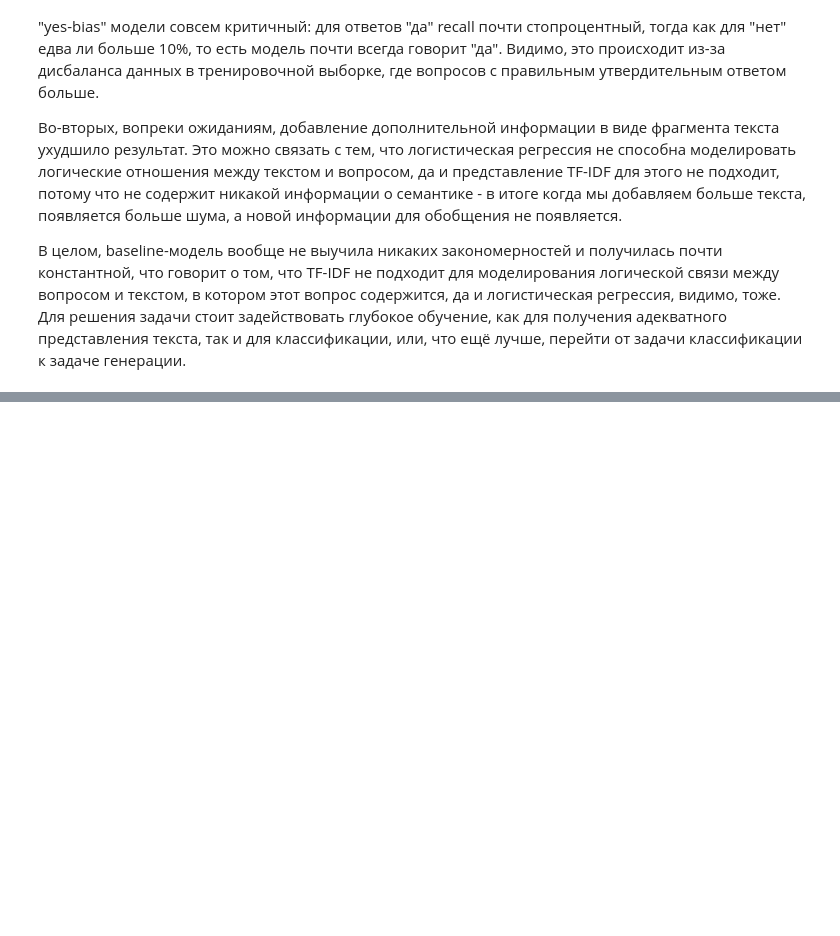
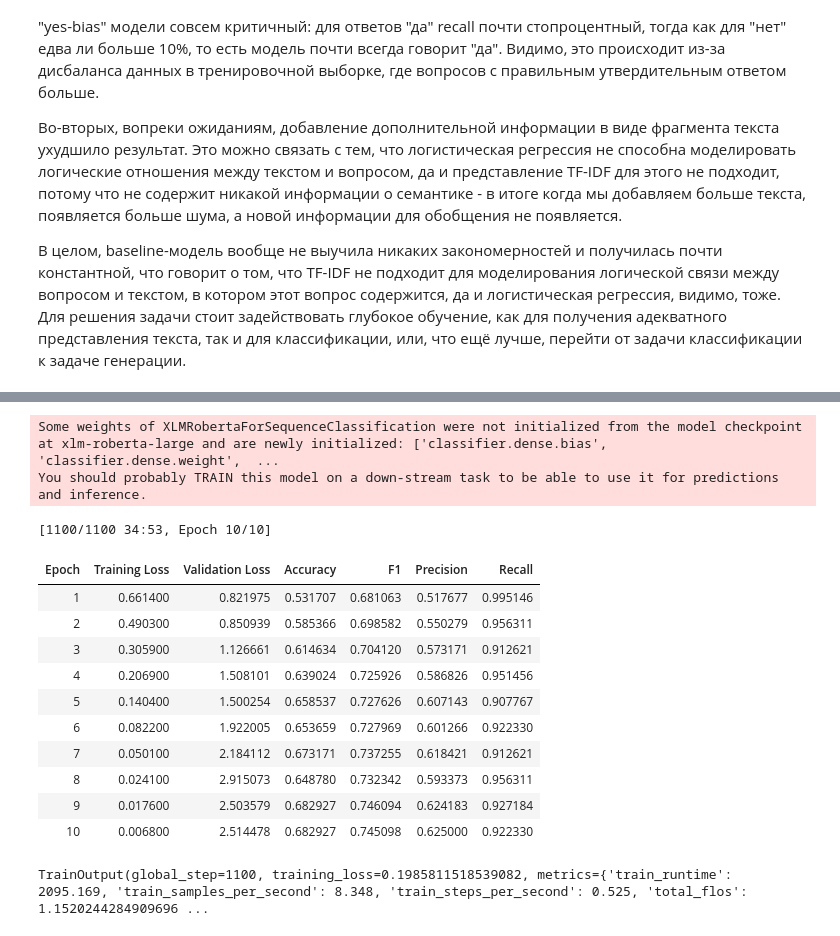
Before and after one commit to Futyn-Maker/nlp_4th_year_DaNetQA_project, a Jupyter notebook: project_DaNetQA.ipynb, the cells around one changed output, grey strips where cells are left out. Saved outputs shown, nothing was run; the diff lists cells and outputs as text; code cells hidden in the pictures; blank space fills up the shorter version.

```diff
--- a/project_DaNetQA.ipynb
+++ b/project_DaNetQA.ipynb
@@ -410,0 +955,9 @@ weighted avg       0.66      0.53      0.41       411
+# %%
+# Загружаем токенизатор и модель
+model_name = 'xlm-roberta-large'
+tokenizer = AutoTokenizer.from_pretrained(model_name)
+
+model = AutoModelForSequenceClassification.from_pretrained(model_name)
+# %% [output]
+Some weights of XLMRobertaForSequenceClassification were not initialized from the model checkpoint at xlm-roberta-large and are newly initialized: ['classifier.dense.bias', 'classifier.dense.weight',  ...
+You should probably TRAIN this model on a down-stream task to be able to use it for predictions and inference.
@@ -410,0 +990,58 @@ weighted avg       0.66      0.53      0.41       411
+# %%
+# Функция для подсчёта метрик во время обучения
+def compute_metrics(eval_pred):
+    predictions, labels = eval_pred
+    predictions = np.argmax(predictions, axis=1)
+
+    precision, recall, f1, _ = precision_recall_fscore_support(
+        labels, predictions, average='binary')
+    acc = accuracy_score(labels, predictions)
+
+    return {
+        'accuracy': acc,
+        'f1': f1,
+        'precision': precision,
+        'recall': recall
+    }
+# %%
+training_args = TrainingArguments(
+    output_dir="roberta_qa_results",
+    evaluation_strategy="epoch",
+    save_strategy="epoch",
+    load_best_model_at_end=True,
+    metric_for_best_model="accuracy",
+    learning_rate=2e-5,
+    per_device_train_batch_size=16,
+    per_device_eval_batch_size=16,
+    num_train_epochs=10,
+    weight_decay=0.05,
+    push_to_hub=False,
+    logging_strategy="epoch",
+    logging_dir="./logs",
+    seed=42
+)
+
+trainer = Trainer(
+    model,
+    args=training_args,
+    train_dataset=tokenized_dataset["train"],
+    eval_dataset=tokenized_dataset["validation"],
+    tokenizer=tokenizer,
+    compute_metrics=compute_metrics
+)
+# %%
+trainer.train()
+# %% [output]
+[1100/1100 34:53, Epoch 10/10]
+| Epoch | Training Loss | Validation Loss | Accuracy | F1 | Precision | Recall |
+| 1 | 0.661400 | 0.821975 | 0.531707 | 0.681063 | 0.517677 | 0.995146 |
+| 2 | 0.490300 | 0.850939 | 0.585366 | 0.698582 | 0.550279 | 0.956311 |
+| 3 | 0.305900 | 1.126661 | 0.614634 | 0.704120 | 0.573171 | 0.912621 |
+| 4 | 0.206900 | 1.508101 | 0.639024 | 0.725926 | 0.586826 | 0.951456 |
+| 5 | 0.140400 | 1.500254 | 0.658537 | 0.727626 | 0.607143 | 0.907767 |
+| 6 | 0.082200 | 1.922005 | 0.653659 | 0.727969 | 0.601266 | 0.922330 |
+| 7 | 0.050100 | 2.184112 | 0.673171 | 0.737255 | 0.618421 | 0.912621 |
+| 8 | 0.024100 | 2.915073 | 0.648780 | 0.732342 | 0.593373 | 0.956311 |
+| 9 | 0.017600 | 2.503579 | 0.682927 | 0.746094 | 0.624183 | 0.927184 |
+| 10 | 0.006800 | 2.514478 | 0.682927 | 0.745098 | 0.625000 | 0.922330 |
+TrainOutput(global_step=1100, training_loss=0.1985811518539082, metrics={'train_runtime': 2095.169, 'train_samples_per_second': 8.348, 'train_steps_per_second': 0.525, 'total_flos': 1.1520244284909696 ...
```
Also changed, not shown: parts of 77 cells of this notebook, 9 other files.
